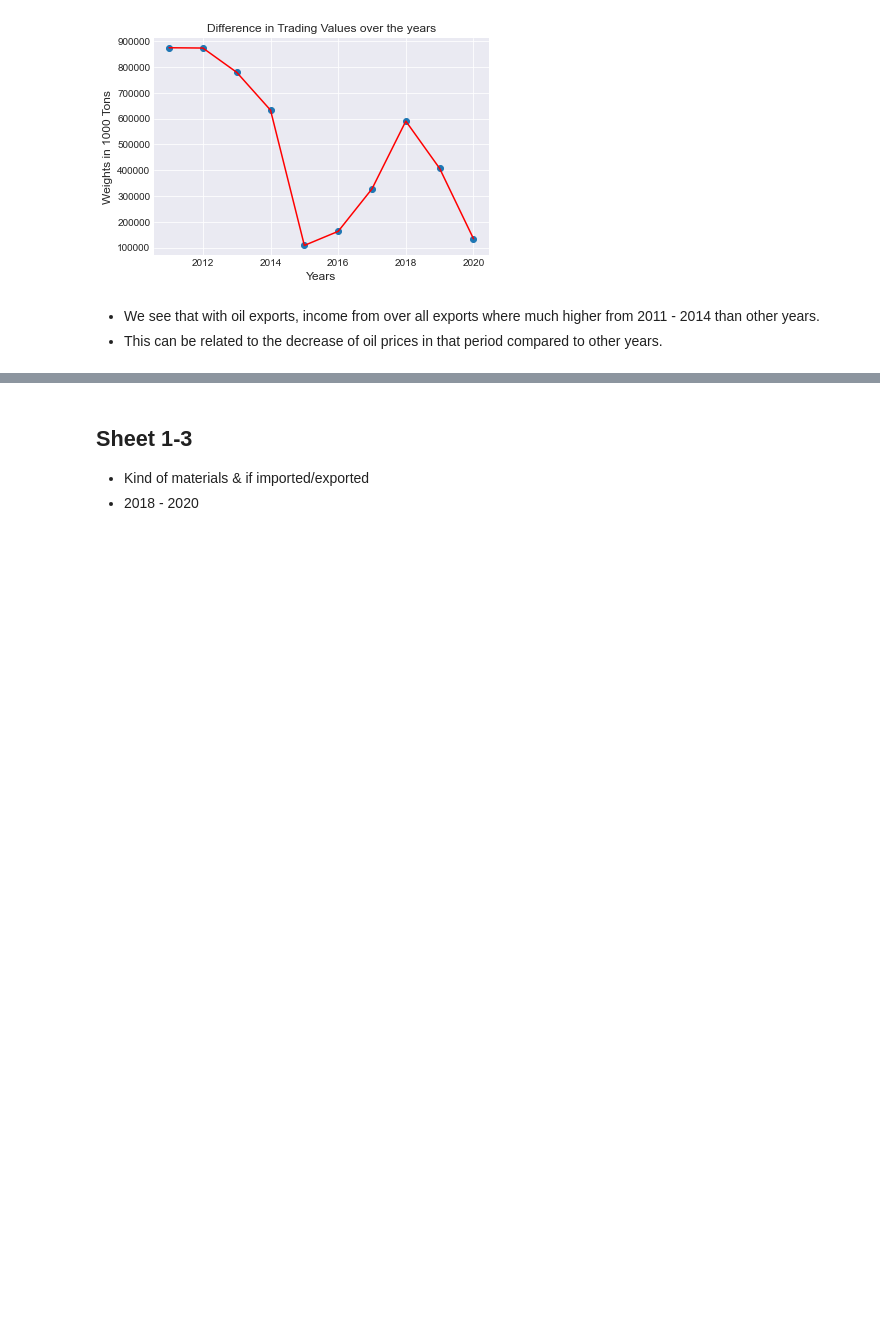
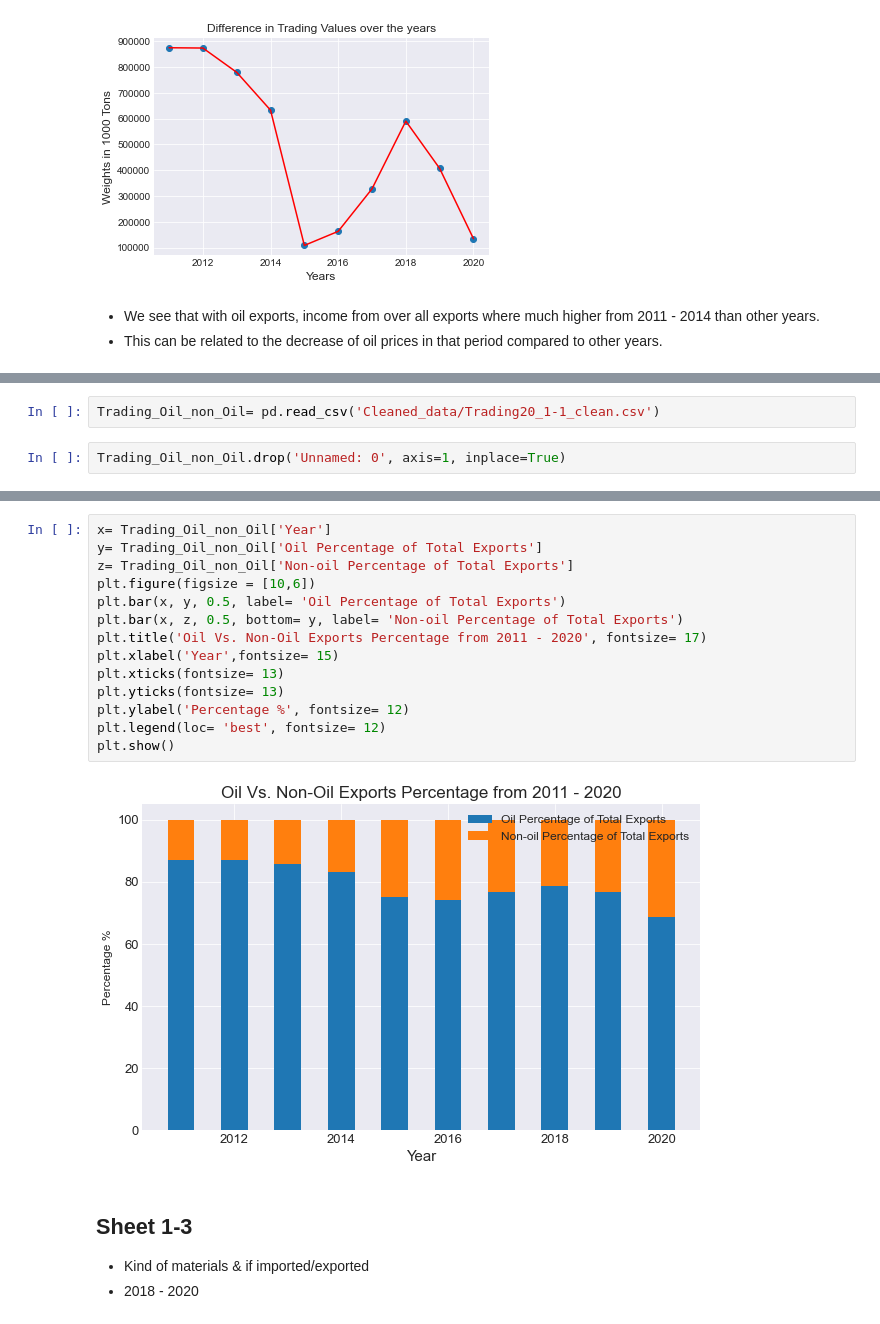
Before and after one commit to Aabusabaeen/Capstone-Project, a Jupyter notebook: 2020_Data_Cleaned.ipynb, the cells around one changed output, grey strips where cells are left out. Drawn from its saved outputs; the diff is of its cells as text; blank space fills up the shorter version.

```diff
--- a/2020_Data_Cleaned.ipynb
+++ b/2020_Data_Cleaned.ipynb
@@ -72,0 +78,4 @@ plt.show()
+# %%
+Trading_Oil_non_Oil= pd.read_csv('Cleaned_data/Trading20_1-1_clean.csv')
+# %%
+Trading_Oil_non_Oil.drop('Unnamed: 0', axis=1, inplace=True)
@@ -73,3 +96,19 @@ plt.show()
+# %%
+x= Trading_Oil_non_Oil['Year']
+y= Trading_Oil_non_Oil['Oil Percentage of Total Exports']
+z= Trading_Oil_non_Oil['Non-oil Percentage of Total Exports']
+plt.figure(figsize = [10,6])
+plt.bar(x, y, 0.5, label= 'Oil Percentage of Total Exports')
+plt.bar(x, z, 0.5, bottom= y, label= 'Non-oil Percentage of Total Exports')
+plt.title('Oil Vs. Non-Oil Exports Percentage from 2011 - 2020', fontsize= 17)
+plt.xlabel('Year',fontsize= 15)
+plt.xticks(fontsize= 13)
+plt.yticks(fontsize= 13)
+plt.ylabel('Percentage %', fontsize= 12)
+plt.legend(loc= 'best', fontsize= 12)
+plt.show()
+# %% [output]
+[figure, added]
 # %% [markdown]
 ## Sheet 1-3
 - Kind of materials & if imported/exported
```
Also changed, not shown: parts of 15 cells of this notebook, 34 other files.
